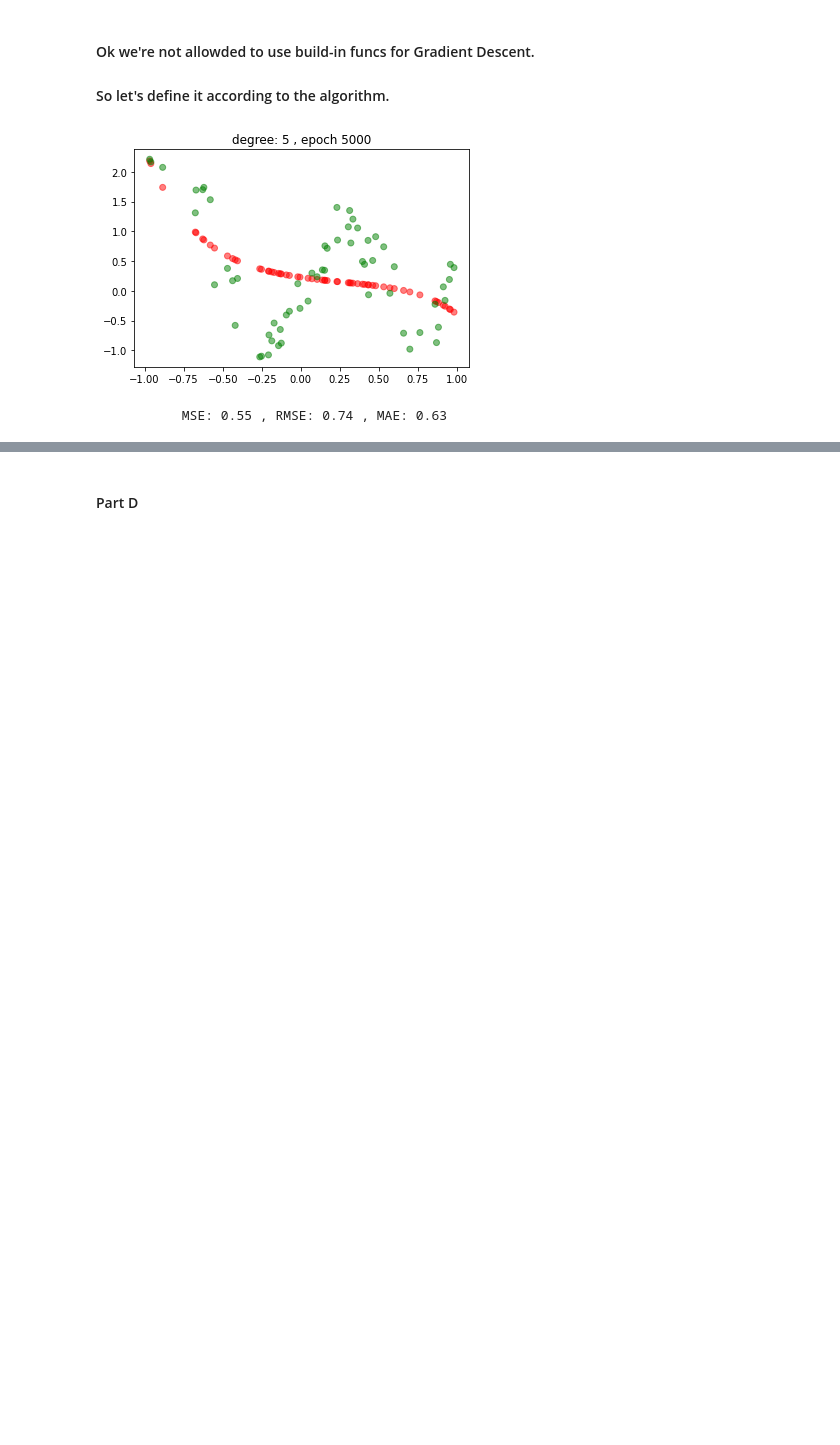
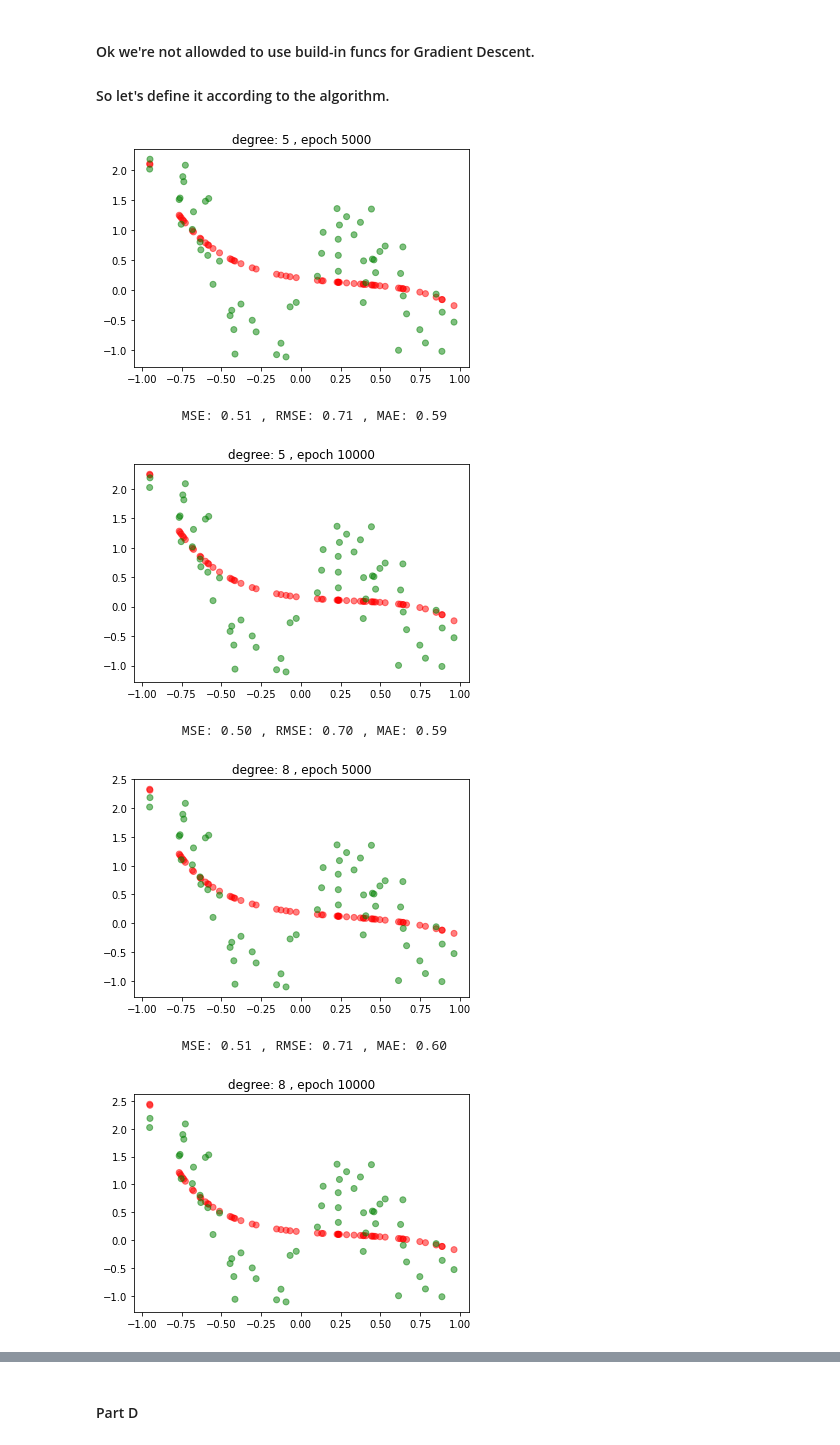
Before and after one commit to nahbos/AUT-Machine-Learning, a Jupyter notebook: Ex01.ipynb, the cells around one changed output, grey strips where cells are left out. Drawn from its saved outputs; the diff is of its cells as text; code cells hidden in the pictures; blank space fills up the shorter version.

```diff
--- a/Ex01.ipynb
+++ b/Ex01.ipynb
@@ -82,9 +82,9 @@ m = df.shape[0]
 def gd(epoch, degree, df_train, df_test):
 
     # I decided to start learning rate from 0.2 and decrease it during iterations
-    alpha = 0.015
+    alpha = 0.003 # 0.001
     alph = alpha
-    decay = 0.008
+    decay = 0.0005
 
     # Coefficients
     a0, a1, a2, a3, a4, a5, a6, a7, a8, a9, a10 = [0] * 11
@@ -139,26 +139,31 @@ def miss_rate(df_train, df_test, train_pred_Y, coeffs, degree, mr_lr_ep):
     mr_lr_ep[0][1][1].append(ts_RMSE)
     mr_lr_ep[0][1][2].append(ts_MAE)
 # %%
-degrees = [5]
-epochs = [5000]
+degrees = [5, 8, 10]
+epochs = [5000, 10000]
 mr_lr_ep_list = []
 
 for degree in degrees:
     for epoch in epochs:
         coeffs, mr_lr_ep = gd(epoch=epoch, degree=degree, df_train=train, df_test=test)
         mr_lr_ep_list.append([mr_lr_ep, degree])
         prediction = predY_cal(coeffs, test, degree=degree)
 
         plt.scatter(x_test.iloc[:, 1], prediction, alpha= 0.5, c=['red'] * x_test.shape[0])
         plt.scatter(x_test.iloc[:, 1], y_test, alpha= 0.5, c=['green'] * x_test.shape[0])
         plt.title('degree: {} , epoch {}'.format(degree, epoch))
         plt.show()
 
         MSE = mean_squared_error(y_test, prediction)
         RMSE = mean_squared_error(y_test, prediction, squared=False)
         MAE = mean_absolute_error(y_test, prediction)
 
         print('\n           MSE: {:.2f} , RMSE: {:.2f} , MAE: {:.2f}\n\n'.format(MSE, RMSE, MAE))
 # %% [output]
-[figure, old version]
+[figure, new version]
-           MSE: 0.55 , RMSE: 0.74 , MAE: 0.63
+           MSE: 0.51 , RMSE: 0.71 , MAE: 0.59
+[figure, added]
+           MSE: 0.50 , RMSE: 0.70 , MAE: 0.59
+[figure, added]
+           MSE: 0.51 , RMSE: 0.71 , MAE: 0.60
+[figure, added]
```
Also changed, not shown: parts of 7 cells of this notebook.
